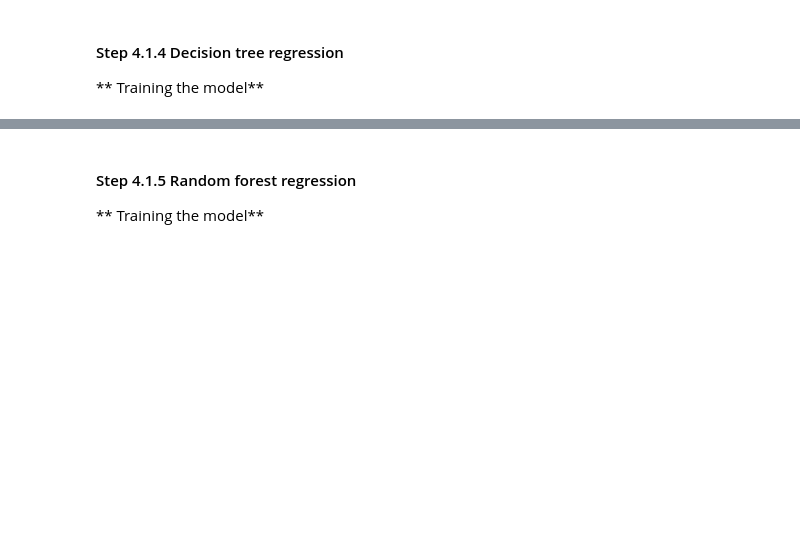
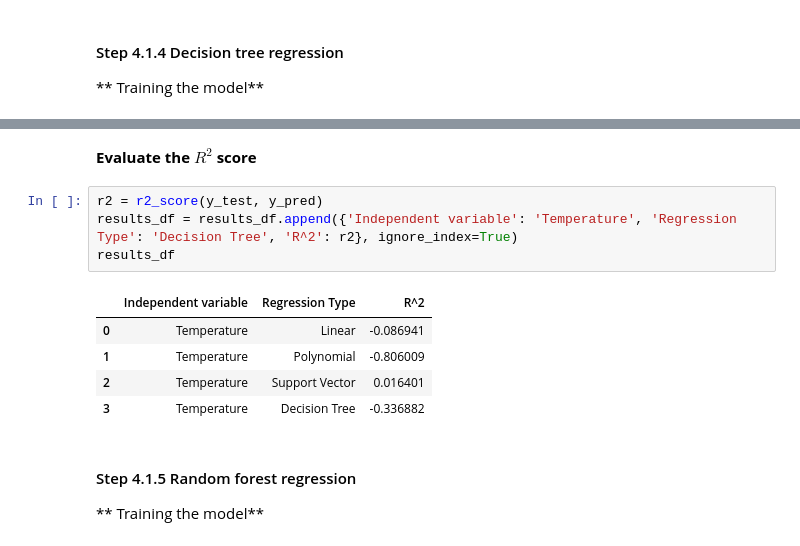
Before and after one commit to wkrzywiec/polish-crops, a Jupyter notebook: polish-crops.ipynb, the cells around one changed output, grey strips where cells are left out. Saved outputs shown, nothing was run; the diff lists cells and outputs as text; blank space fills up the shorter version.

```diff
--- a/polish-crops.ipynb
+++ b/polish-crops.ipynb
@@ -556,3 +578,15 @@ plt.show()
+# %% [markdown]
+**Evaluate the $R^2$ score**
+# %%
+r2 = r2_score(y_test, y_pred)
+results_df = results_df.append({'Independent variable': 'Temperature', 'Regression Type': 'Decision Tree', 'R^2': r2}, ignore_index=True)
+results_df
+# %% [output]
+|  | Independent variable | Regression Type | R^2 |
+| 0 | Temperature | Linear | -0.086941 |
+| 1 | Temperature | Polynomial | -0.806009 |
+| 2 | Temperature | Support Vector | 0.016401 |
+| 3 | Temperature | Decision Tree | -0.336882 |
 # %% [markdown]
 #### Step 4.1.5 Random forest regression
 
```
Also changed, not shown: parts of 12 cells of this notebook.
